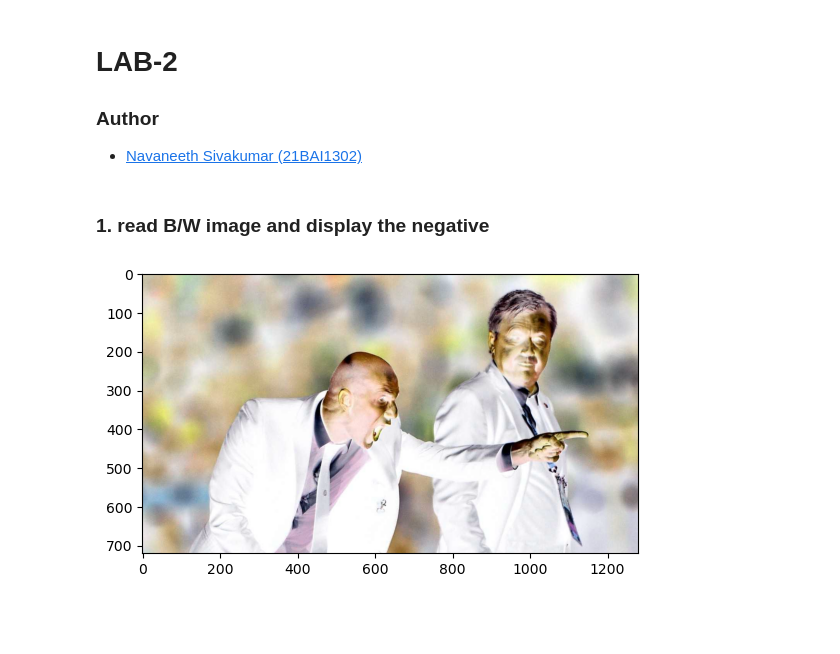
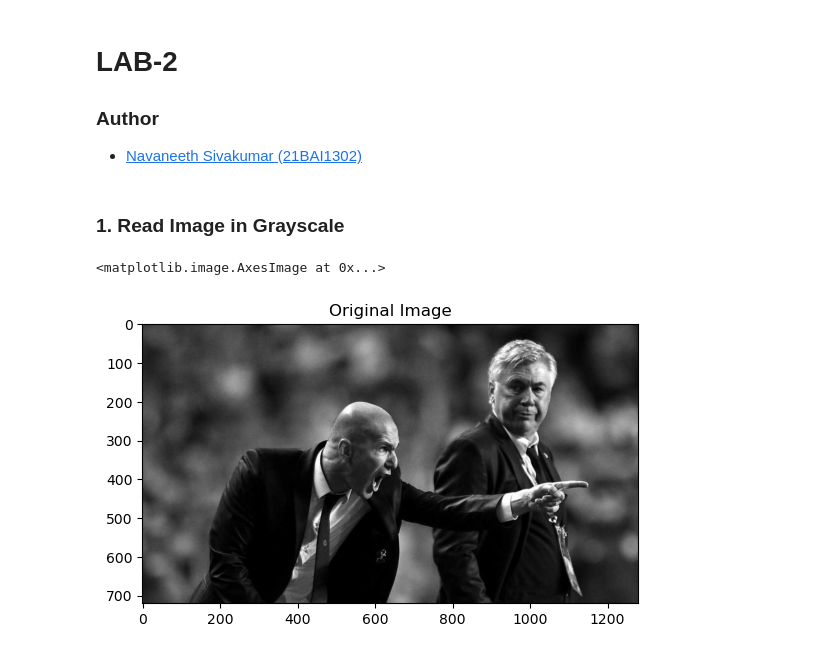
Before and after one commit to Sivakumar-Navaneeth/Machine_Vision_Lab, a Jupyter notebook: lab-2.ipynb, the cells around one changed output. Cells and saved outputs as stored; diff of their text form; code cells hidden in the pictures; blank space fills up the shorter version.

```diff
--- a/lab-2.ipynb
+++ b/lab-2.ipynb
@@ -4,17 +4,17 @@
 ### Author
 
 - [Navaneeth Sivakumar (21BAI1302)](https://github.com/Sivakumar-Navaneeth)
-# %% [markdown]
-### 1. read B/W image and display the negative
+# %% [markdown]
+### 1. Read Image in Grayscale
 # %%
 import cv2
 import numpy as np
 import matplotlib.pyplot as plt
 
-img = cv2.imread('Data/zidane.jpg', cv2.IMREAD_GRAYSCALE)
-img_negative = 255 - img
+image = cv2.imread('Data/zidane.jpg', cv2.IMREAD_GRAYSCALE)
 
-plt.imshow(img_negative)
-plt.show()
+plt.title('Original Image')
+plt.imshow(image, cmap='gray')
 # %% [output]
+<matplotlib.image.AxesImage at 0x...>
-[figure, old version]
+[figure, new version]
```
Also changed, not shown: parts of 14 cells of this notebook.
